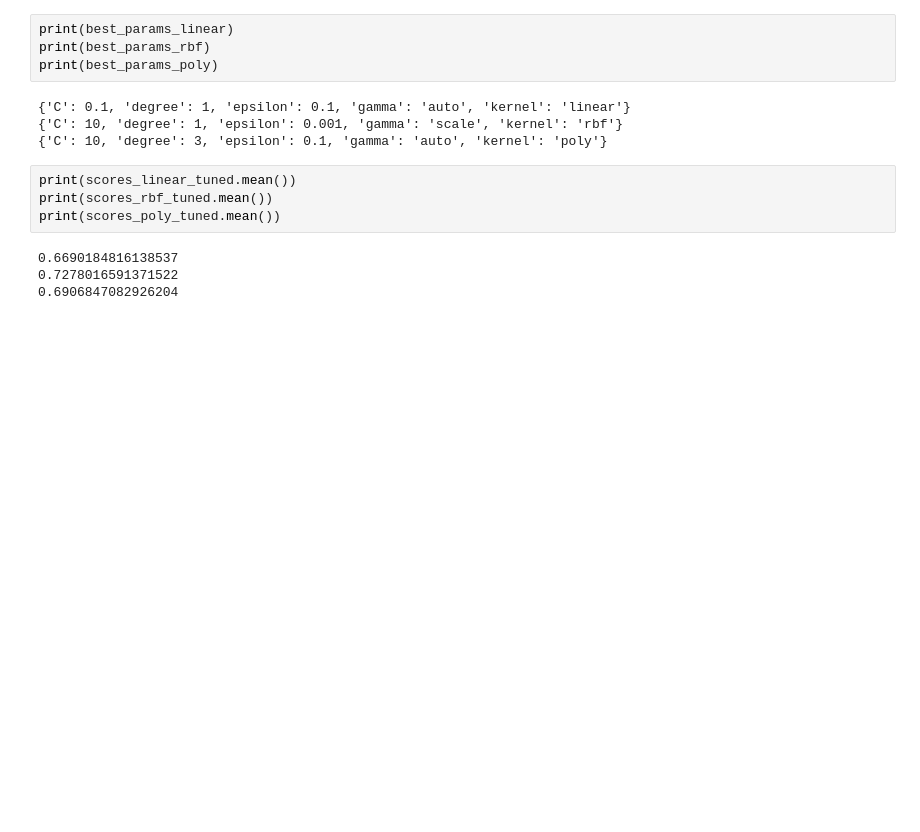
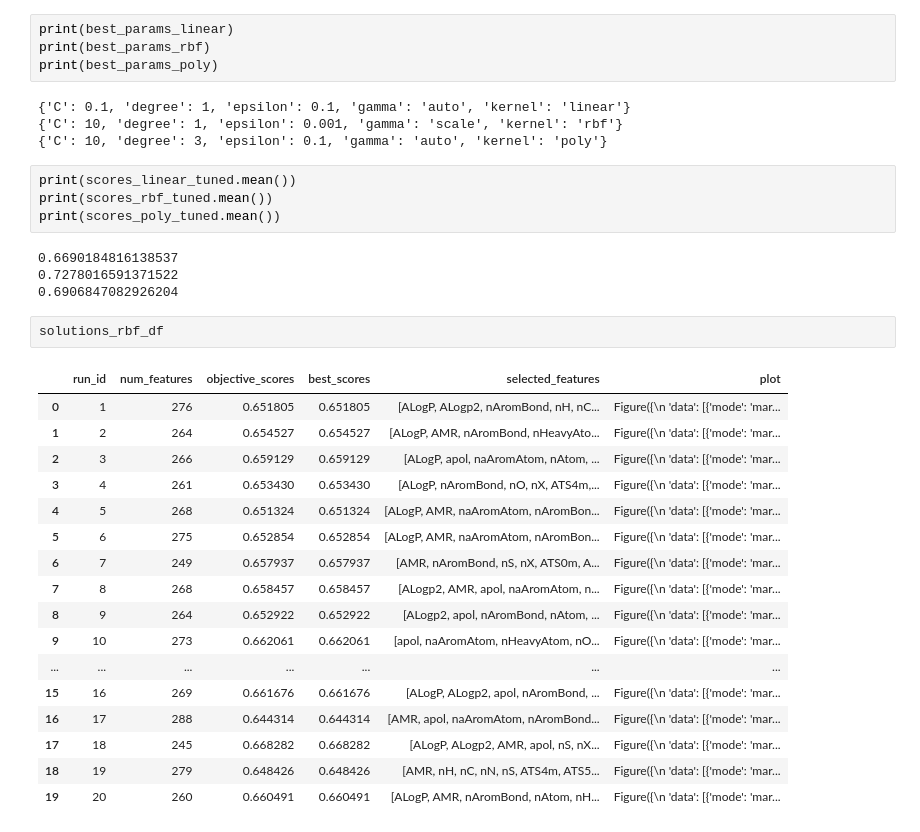
Before and after one commit to alleFarell/QSAR-falcipain-inhibitor, a Jupyter notebook: 4. QSAR_falcipain_GA-SVM_Hyperparameter Tunning.ipynb, the cells around one changed output. Drawn from its saved outputs; the diff is of its cells as text; blank space fills up the shorter version.

```diff
--- a/4. QSAR_falcipain_GA-SVM_Hyperparameter Tunning.ipynb
+++ b/4. QSAR_falcipain_GA-SVM_Hyperparameter Tunning.ipynb
@@ -459,3 +459,23 @@ print(scores_poly_tuned.mean())
 0.6690184816138537
 0.7278016591371522
 0.6906847082926204
+# %%
+solutions_rbf_df
+# %% [output]
+|  | run_id | num_features | objective_scores | best_scores | selected_features | plot |
+| 0 | 1 | 276 | 0.651805 | 0.651805 | [ALogP, ALogp2, nAromBond, nH, nC... | Figure({\n 'data': [{'mode': 'mar... |
+| 1 | 2 | 264 | 0.654527 | 0.654527 | [ALogP, AMR, nAromBond, nHeavyAto... | Figure({\n 'data': [{'mode': 'mar... |
+| 2 | 3 | 266 | 0.659129 | 0.659129 | [ALogP, apol, naAromAtom, nAtom, ... | Figure({\n 'data': [{'mode': 'mar... |
+| 3 | 4 | 261 | 0.653430 | 0.653430 | [ALogP, nAromBond, nO, nX, ATS4m,... | Figure({\n 'data': [{'mode': 'mar... |
+| 4 | 5 | 268 | 0.651324 | 0.651324 | [ALogP, AMR, naAromAtom, nAromBon... | Figure({\n 'data': [{'mode': 'mar... |
+| 5 | 6 | 275 | 0.652854 | 0.652854 | [ALogP, AMR, naAromAtom, nAromBon... | Figure({\n 'data': [{'mode': 'mar... |
+| 6 | 7 | 249 | 0.657937 | 0.657937 | [AMR, nAromBond, nS, nX, ATS0m, A... | Figure({\n 'data': [{'mode': 'mar... |
+| 7 | 8 | 268 | 0.658457 | 0.658457 | [ALogp2, AMR, apol, naAromAtom, n... | Figure({\n 'data': [{'mode': 'mar... |
+| 8 | 9 | 264 | 0.652922 | 0.652922 | [ALogp2, apol, nAromBond, nAtom, ... | Figure({\n 'data': [{'mode': 'mar... |
+| 9 | 10 | 273 | 0.662061 | 0.662061 | [apol, naAromAtom, nHeavyAtom, nO... | Figure({\n 'data': [{'mode': 'mar... |
+| ... | ... | ... | ... | ... | ... | ... |
+| 15 | 16 | 269 | 0.661676 | 0.661676 | [ALogP, ALogp2, apol, nAromBond, ... | Figure({\n 'data': [{'mode': 'mar... |
+| 16 | 17 | 288 | 0.644314 | 0.644314 | [AMR, apol, naAromAtom, nAromBond... | Figure({\n 'data': [{'mode': 'mar... |
+| 17 | 18 | 245 | 0.668282 | 0.668282 | [ALogP, ALogp2, AMR, apol, nS, nX... | Figure({\n 'data': [{'mode': 'mar... |
+| 18 | 19 | 279 | 0.648426 | 0.648426 | [AMR, nH, nC, nN, nS, ATS4m, ATS5... | Figure({\n 'data': [{'mode': 'mar... |
+| 19 | 20 | 260 | 0.660491 | 0.660491 | [ALogP, AMR, nAromBond, nAtom, nH... | Figure({\n 'data': [{'mode': 'mar... |
```
Also changed, not shown: 5 other files.
